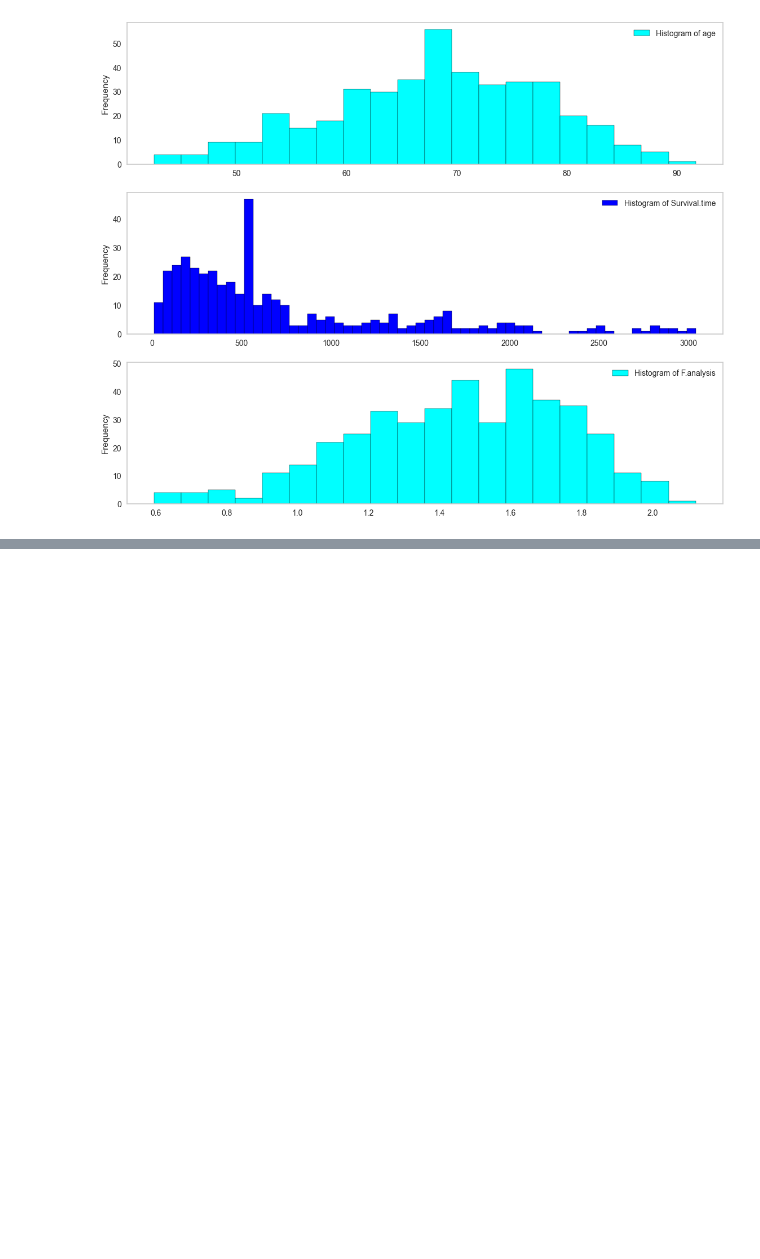
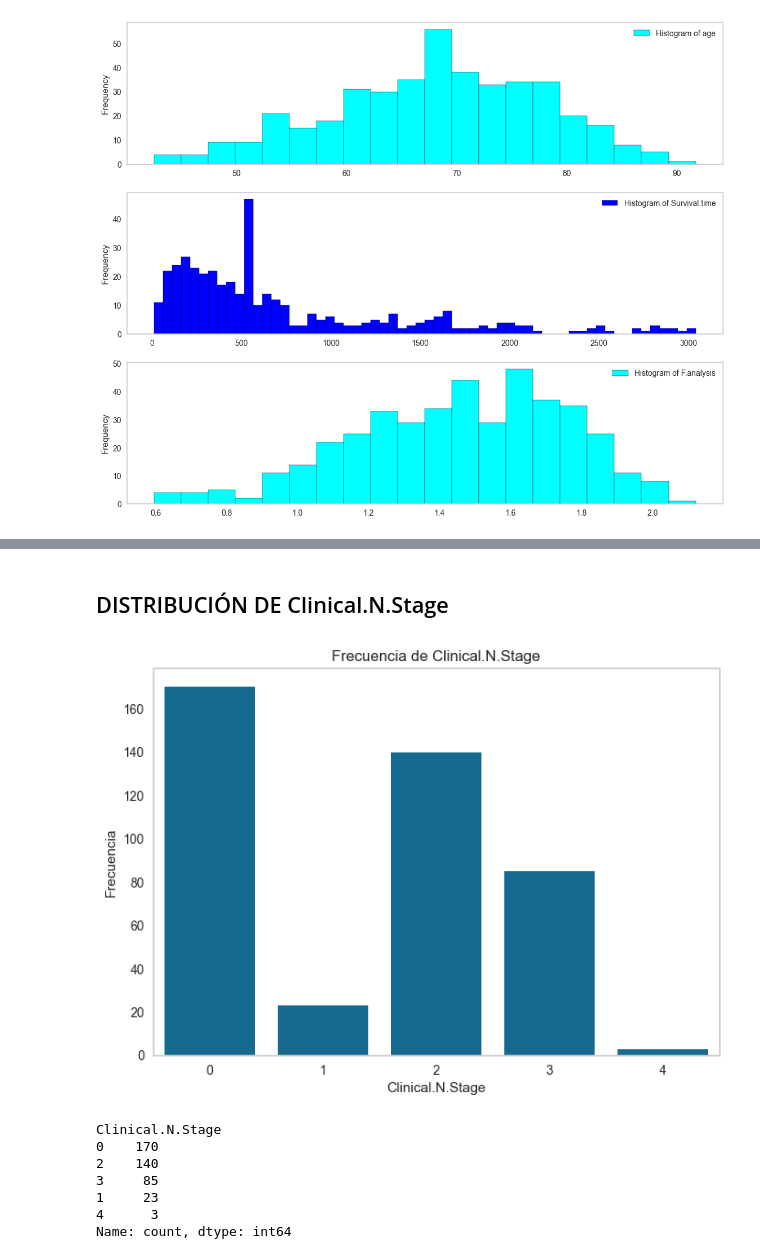
Before and after one commit to diosimar/Fractal-analysis-AI-NSCLC, a Jupyter notebook: EDA.ipynb, the cells around one changed output, grey strips where cells are left out. Cells and saved outputs as stored; diff of their text form; code cells hidden in the pictures; blank space fills up the shorter version.

```diff
--- a/EDA.ipynb
+++ b/EDA.ipynb
@@ -347,0 +362,14 @@ plt.grid(False)
+# %% [markdown]
+## DISTRIBUCIÓN DE Clinical.N.Stage
+# %%
+# grafico de barras  para analizar  la distribución de la información del estadio asociado a la cantidad de  nodulos linfaticos  infectados
+fn.plot_frequency(nscl,'Clinical.N.Stage')
+# %% [output]
+[figure, added]
+Clinical.N.Stage
+0    170
+2    140
+3     85
+1     23
+4      3
+Name: count, dtype: int64
```
Also changed, not shown: parts of 11 cells of this notebook, 1 other file.
